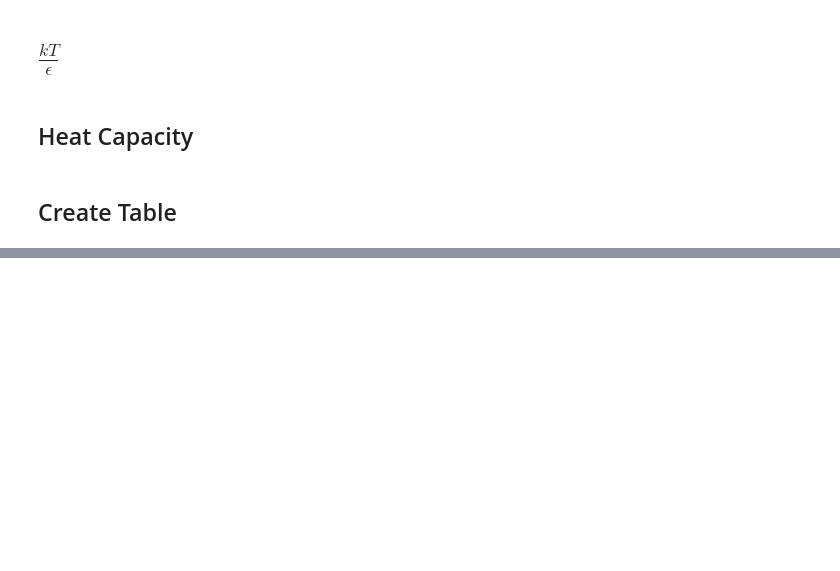
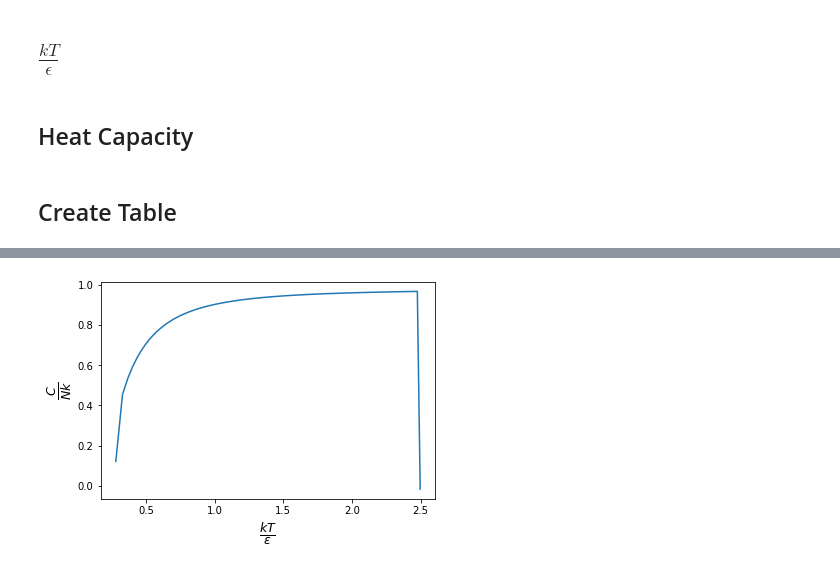
Before and after one commit to jenk1/Thermal-Plots, a Jupyter notebook: 3.24.ipynb, the cells around one changed output, grey strips where cells are left out. Cells and saved outputs as stored; diff of their text form; code cells hidden in the pictures; blank space fills up the shorter version.

```diff
--- a/3.24.ipynb
+++ b/3.24.ipynb
@@ -130,0 +165,7 @@ heat_cap_new = np.asarray(heat_cap_new)
+# %%
+# plot of heat capacity versus temperature
+plt.plot(kT_eps_org, heat_cap_org);
+plt.xlabel(r'$\frac{kT}{\epsilon}$', fontsize=18);
+plt.ylabel(r'$\frac{C}{Nk}$', fontsize=18);
+# %% [output]
+[figure, added]
```
Also changed, not shown: parts of 2 cells of this notebook.
